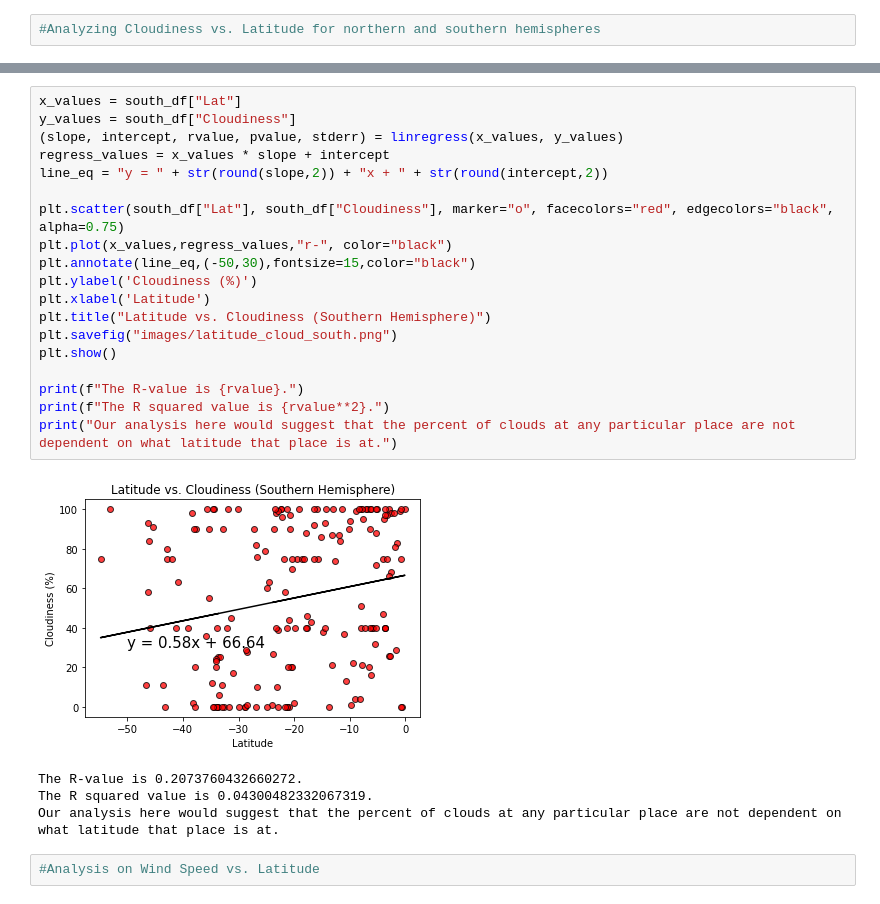
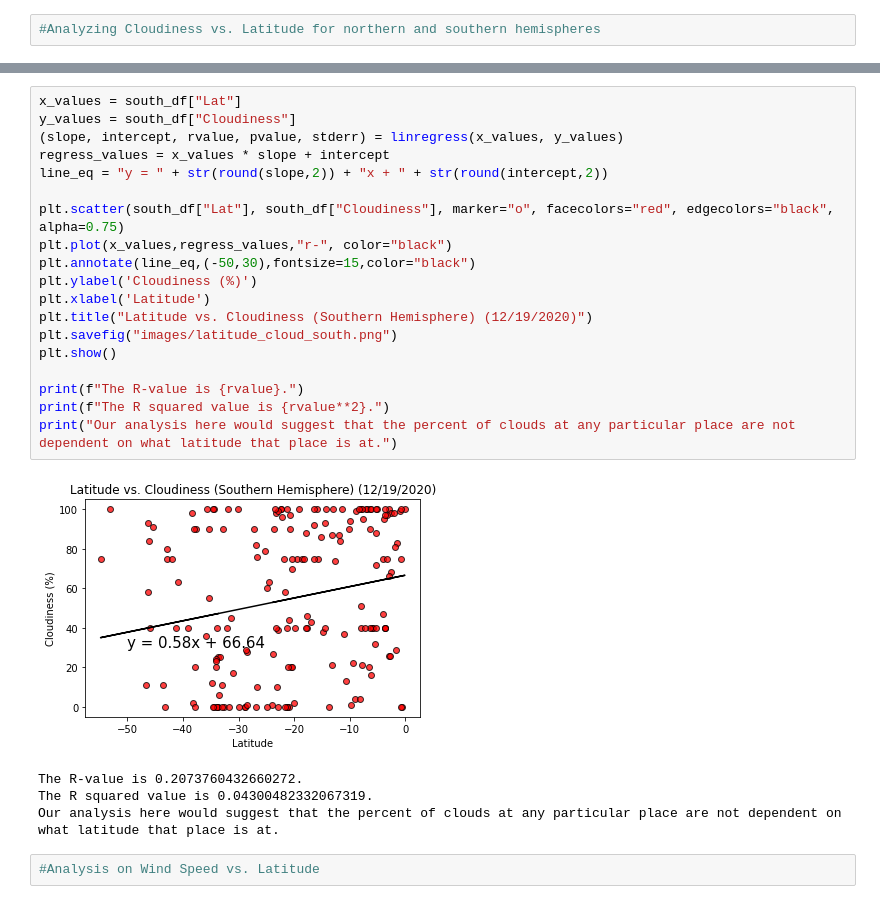
Before and after one commit to LongPatrol/python-api-challenge, a Jupyter notebook: WeatherPy/WeatherPy.ipynb, the cells around one changed output, grey strips where cells are left out. Drawn from its saved outputs; the diff is of its cells as text.

```diff
--- a/WeatherPy/WeatherPy.ipynb
+++ b/WeatherPy/WeatherPy.ipynb
@@ -351,24 +351,24 @@ The R squared value is 0.06044843136734934.
 # %%
 x_values = south_df["Lat"]
 y_values = south_df["Cloudiness"]
 (slope, intercept, rvalue, pvalue, stderr) = linregress(x_values, y_values)
 regress_values = x_values * slope + intercept
 line_eq = "y = " + str(round(slope,2)) + "x + " + str(round(intercept,2))
 
 plt.scatter(south_df["Lat"], south_df["Cloudiness"], marker="o", facecolors="red", edgecolors="black", alpha=0.75)
 plt.plot(x_values,regress_values,"r-", color="black")
 plt.annotate(line_eq,(-50,30),fontsize=15,color="black")
 plt.ylabel('Cloudiness (%)')
 plt.xlabel('Latitude')
-plt.title("Latitude vs. Cloudiness (Southern Hemisphere)")
+plt.title("Latitude vs. Cloudiness (Southern Hemisphere) (12/19/2020)")
 plt.savefig("images/latitude_cloud_south.png")
 plt.show()
 
 print(f"The R-value is {rvalue}.")
 print(f"The R squared value is {rvalue**2}.")
 print("Our analysis here would suggest that the percent of clouds at any particular place are not dependent on what latitude that place is at.")
 # %% [output]
-[figure, old version]
+[figure, new version]
 The R-value is 0.2073760432660272.
 The R squared value is 0.04300482332067319.
 Our analysis here would suggest that the percent of clouds at any particular place are not dependent on what latitude that place is at.
```
Also changed, not shown: parts of 11 cells of this notebook, 12 other files.
